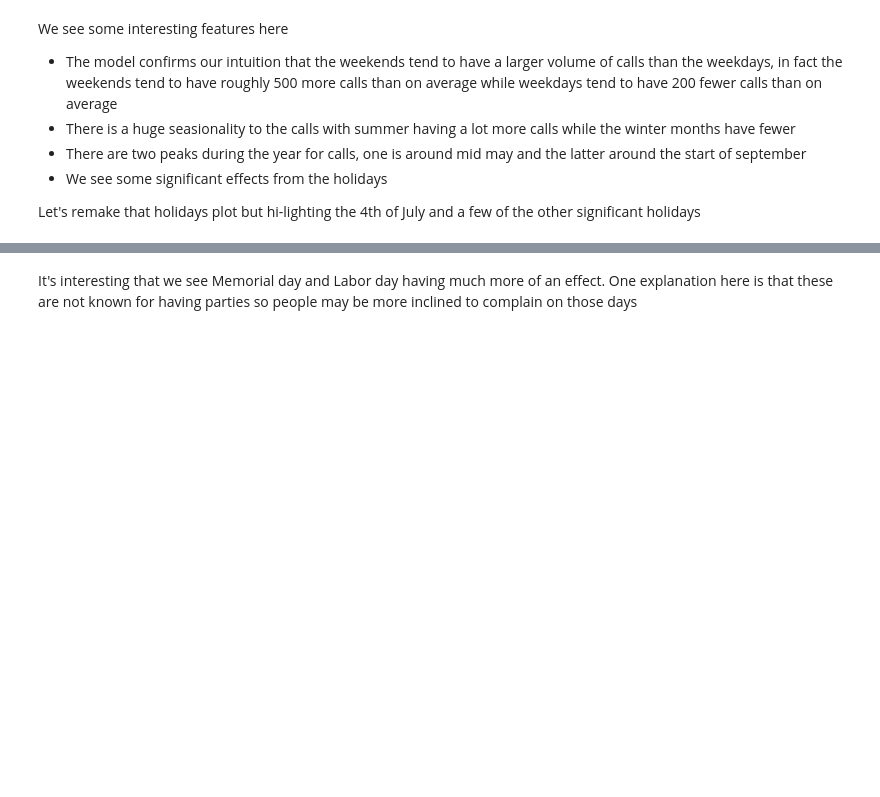
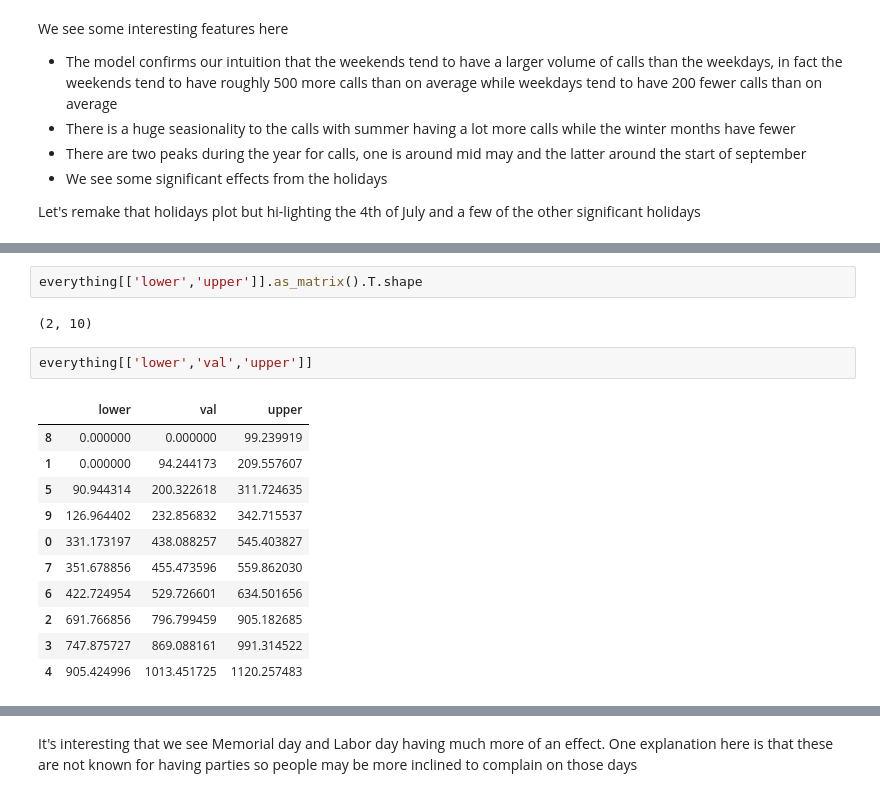
Before and after one commit to stuartlynn/311HolidayCallComplaints, a Jupyter notebook: HolidayNoiseAnalysis.ipynb, the cells around one changed output, grey strips where cells are left out. Saved outputs shown, nothing was run; the diff lists cells and outputs as text; blank space fills up the shorter version.

```diff
--- a/HolidayNoiseAnalysis.ipynb
+++ b/HolidayNoiseAnalysis.ipynb
@@ -246,0 +264,18 @@ forecast[forecast[holidays].abs().any(axis=1) > 0][holidays].drop_duplicates().m
+# %%
+everything[['lower','upper']].as_matrix().T.shape
+# %% [output]
+(2, 10)
+# %%
+everything[['lower','val','upper']]
+# %% [output]
+|  | lower | val | upper |
+| 8 | 0.000000 | 0.000000 | 99.239919 |
+| 1 | 0.000000 | 94.244173 | 209.557607 |
+| 5 | 90.944314 | 200.322618 | 311.724635 |
+| 9 | 126.964402 | 232.856832 | 342.715537 |
+| 0 | 331.173197 | 438.088257 | 545.403827 |
+| 7 | 351.678856 | 455.473596 | 559.862030 |
+| 6 | 422.724954 | 529.726601 | 634.501656 |
+| 2 | 691.766856 | 796.799459 | 905.182685 |
+| 3 | 747.875727 | 869.088161 | 991.314522 |
+| 4 | 905.424996 | 1013.451725 | 1120.257483 |
```
Also changed, not shown: parts of 13 cells of this notebook.
